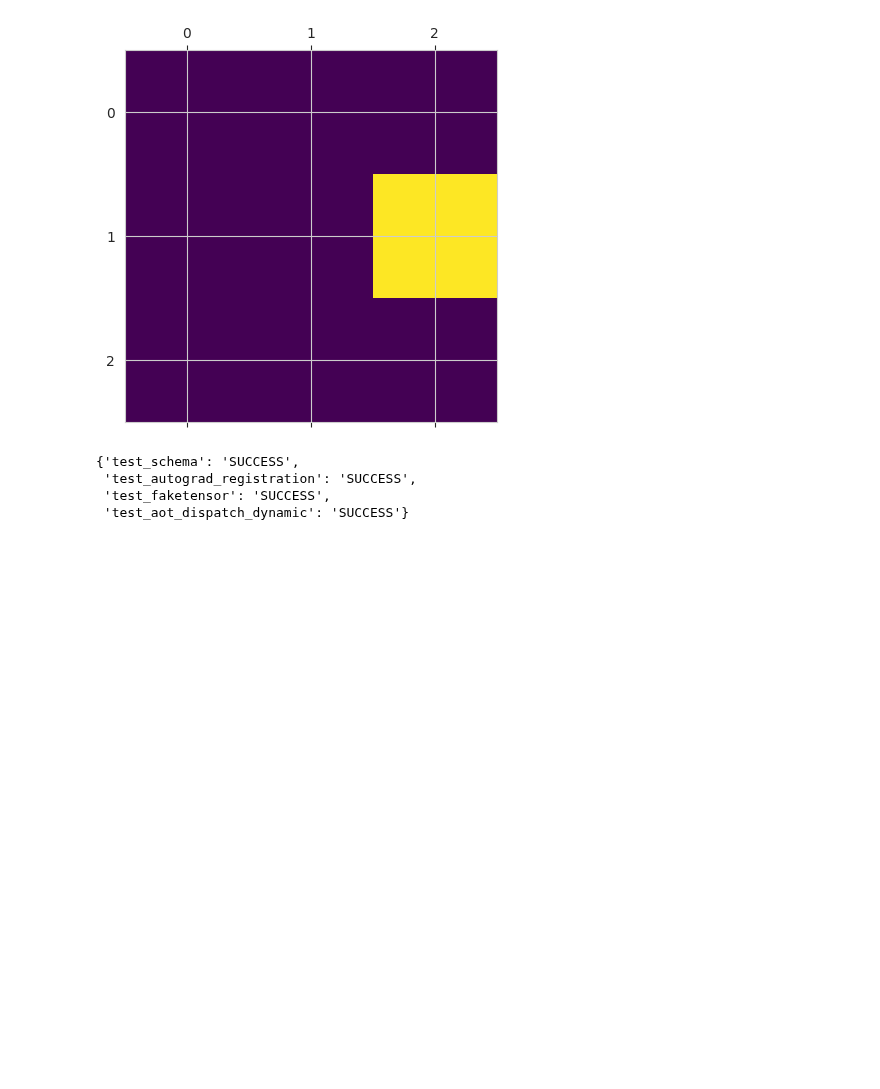
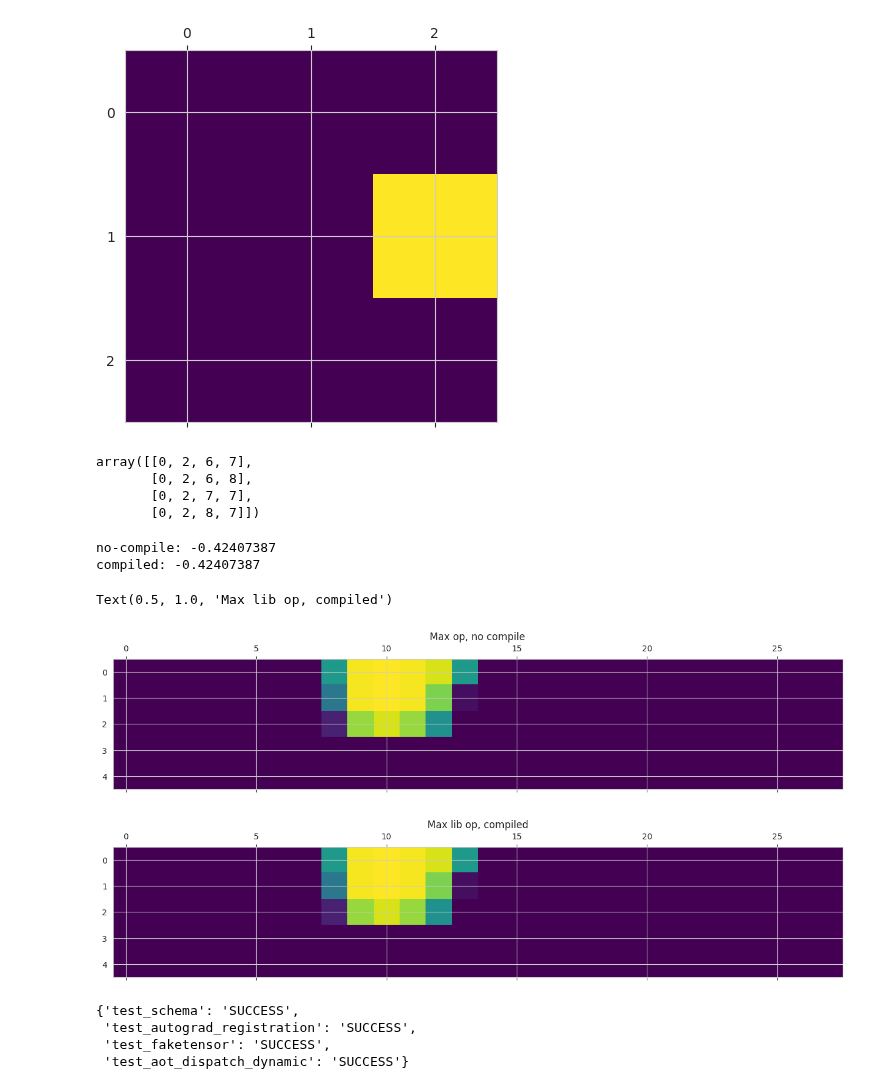
Before and after one commit to p-adema/quadratic-conv, a Jupyter notebook: scratch/numba.ipynb, the cells around one changed output. Cells and saved outputs as stored; diff of their text form; code cells hidden in the pictures; blank space fills up the shorter version.

```diff
--- a/scratch/numba.ipynb
+++ b/scratch/numba.ipynb
@@ -591,8 +658,13 @@ plt.set_cmap("viridis")
 <Figure size 640x480 with 0 Axes>
 # %%
 @torch.library.custom_op("semifields::dilation", mutates_args={}, device_types="cuda")
-def lib_max_op(img: torch.Tensor, kernel: torch.Tensor, padding: int = 1, stride: int = 1, dilation: int = 1) -> tuple[
-    torch.Tensor, torch.Tensor]:
+def lib_max_op(
+    img: torch.Tensor,
+    kernel: torch.Tensor,
+    padding: int = 1,
+    stride: int = 1,
+    dilation: int = 1,
+) -> tuple[torch.Tensor, torch.Tensor]:
     return max_op(img, kernel)
 
 
@@ -614,9 +686,12 @@ def _back_setup(ctx, inputs, output):
     ctx.prov = prov
 
 
-@torch.library.custom_op("semifields::dilation_back", mutates_args={}, device_types="cuda")
-def _lib_back_op(img: torch.Tensor, kernel: torch.Tensor, tangent: torch.Tensor, prov: torch.Tensor) -> tuple[
-    torch.Tensor, torch.Tensor]:
+@torch.library.custom_op(
+    "semifields::dilation_back", mutates_args={}, device_types="cuda"
+)
+def _lib_back_op(
+    img: torch.Tensor, kernel: torch.Tensor, tangent: torch.Tensor, prov: torch.Tensor
+) -> tuple[torch.Tensor, torch.Tensor]:
     grad_img, grad_kernel = max_back_op(img, kernel, tangent, prov)
     return grad_img, grad_kernel
 
@@ -652,4 +733,36 @@ def numba_max(img: torch.Tensor, kernel: torch.Tensor, padding: int = 1, stride:
         kernel = kernel.unsqueeze(1)
     assert img.shape[1] == kernel.shape[0]
     return lib_max_op(img, kernel, padding, stride, dilation)[0]
+# %%
+test_tangent.nonzero().numpy(force=True)
+# %% [output]
+array([[0, 2, 6, 7],
+       [0, 2, 6, 8],
+       [0, 2, 7, 7],
+       [0, 2, 8, 7]])
+# %%
+m_res, m_prov = max_op(test_imgs, g_kernels)
+print("no-compile:", m_res.view(-1)[-1].numpy(force=True))
+test_i_grad, test_k_grad = max_back_op(g_imgs, g_kernels, test_tangent, m_prov)
+g_kernels.grad = None
+g_imgs.grad = None
+t_res, t_prov = torch.compile(lib_max_op, fullgraph=True)(g_imgs, g_kernels)
+print("compiled:", t_res.view(-1)[-1].numpy(force=True))
+torch.testing.assert_close(t_res, m_res)
+torch.testing.assert_close(t_prov, m_prov)
+t_res.backward(test_tangent)
+torch.testing.assert_close(g_kernels.grad, test_k_grad)
+torch.testing.assert_close(g_imgs.grad, test_i_grad)
+# %% [output]
+no-compile: -0.42407387
+compiled: -0.42407387
+# %%
+plt.matshow(m_res[2047, 5, 23:].numpy(force=True))
+plt.title("Max op, no compile")
+plt.matshow(t_res[2047, 5, 23:].numpy(force=True))
+plt.title("Max lib op, compiled")
+# %% [output]
+Text(0.5, 1.0, 'Max lib op, compiled')
+[figure, added]
+[figure, added]
 # %%
```
Also changed, not shown: parts of 26 cells of this notebook, 1 other file.
